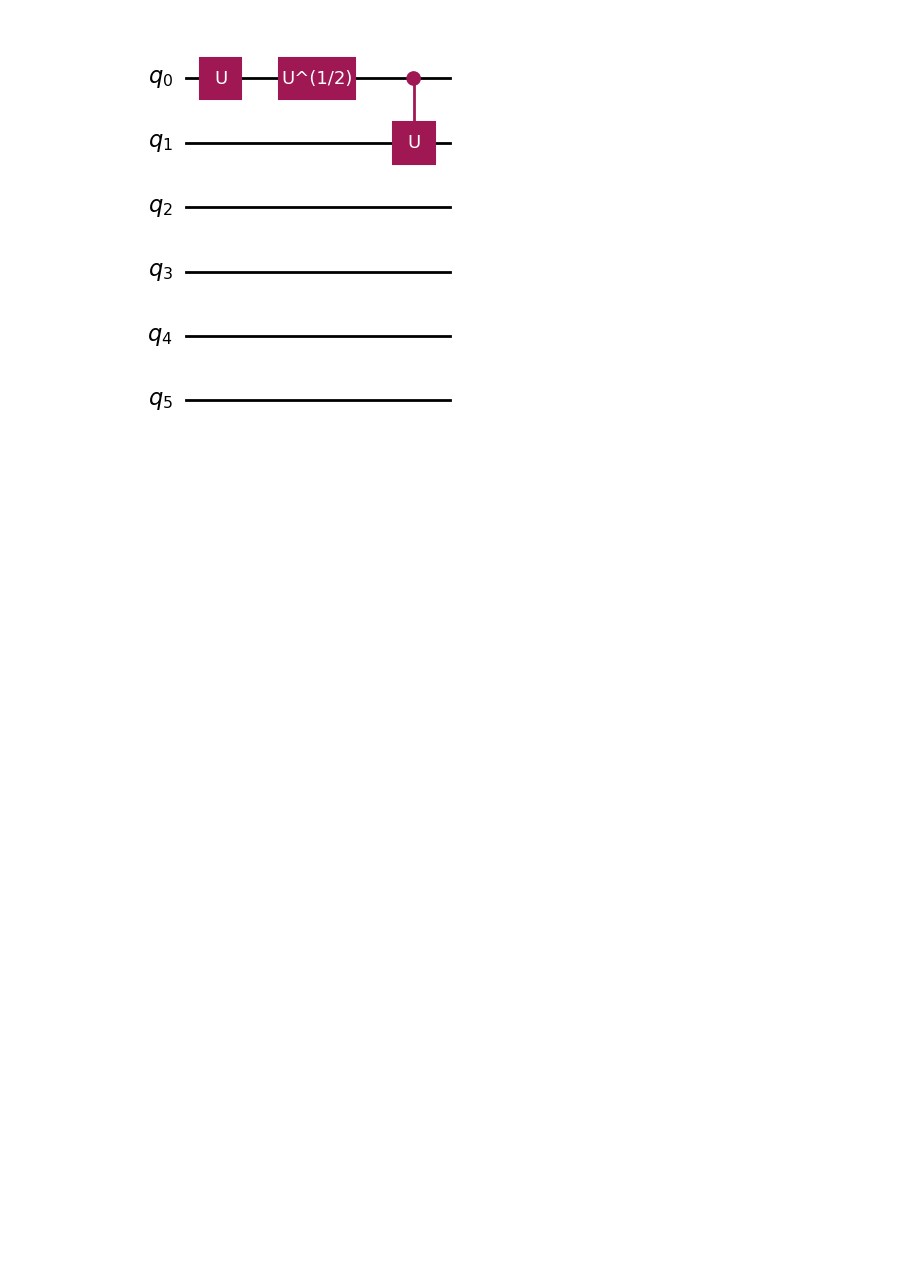
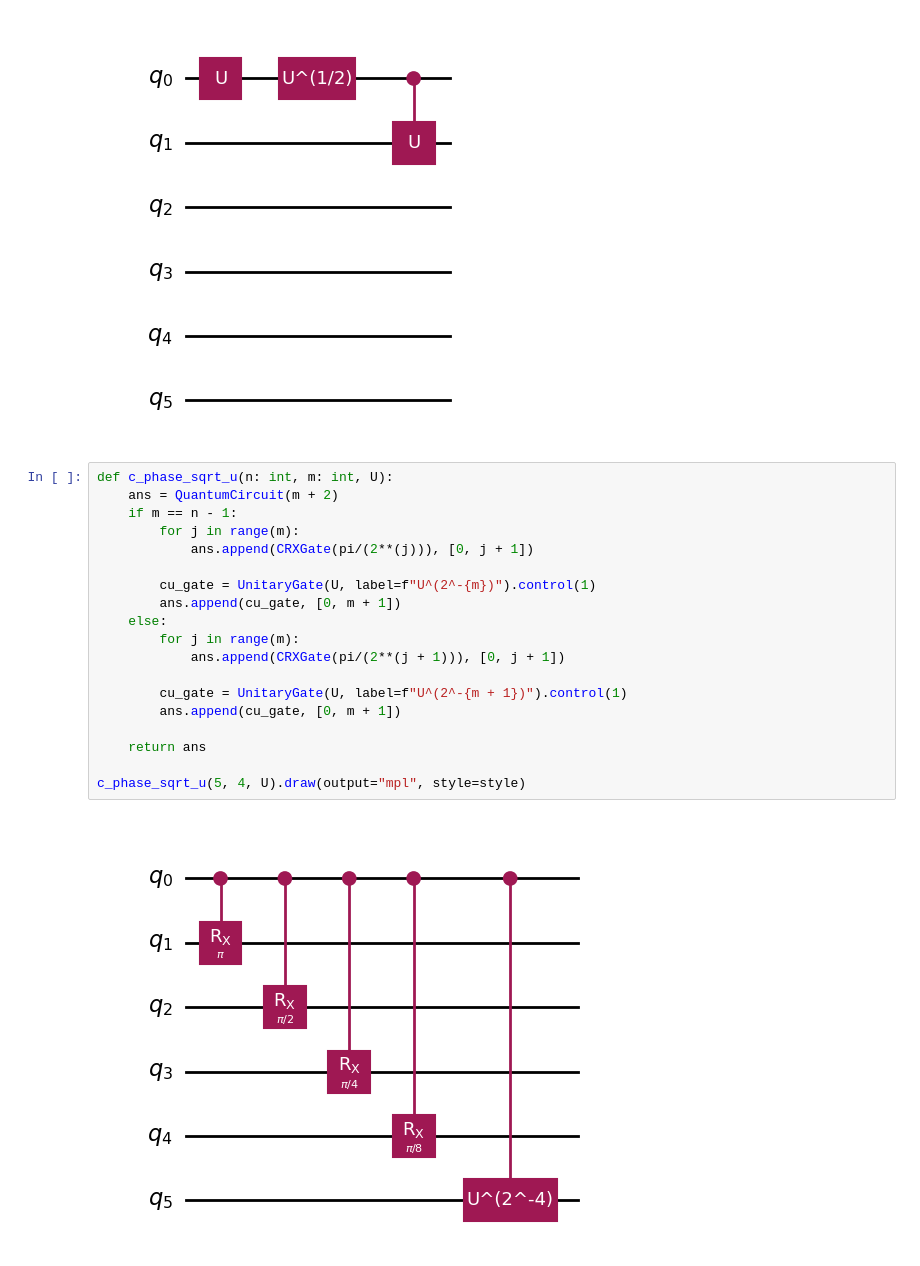
Before and after one commit to misho9714/Multi-Controlled-U, a Jupyter notebook: notebook.ipynb, the cells around one changed output. Drawn from its saved outputs; the diff is of its cells as text; blank space fills up the shorter version.

```diff
--- a/notebook.ipynb
+++ b/notebook.ipynb
@@ -32,3 +32,24 @@ qc.append(cu_gate, [0, 1])
 qc.draw(output="mpl")
 # %% [output]
 [figure]
+# %%
+def c_phase_sqrt_u(n: int, m: int, U):
+    ans = QuantumCircuit(m + 2)
+    if m == n - 1:
+        for j in range(m):
+            ans.append(CRXGate(pi/(2**(j))), [0, j + 1])
+
+        cu_gate = UnitaryGate(U, label=f"U^(2^-{m})").control(1)
+        ans.append(cu_gate, [0, m + 1])
+    else:
+        for j in range(m):
+            ans.append(CRXGate(pi/(2**(j + 1))), [0, j + 1])
+
+        cu_gate = UnitaryGate(U, label=f"U^(2^-{m + 1})").control(1)
+        ans.append(cu_gate, [0, m + 1])
+
+    return ans
+
+c_phase_sqrt_u(5, 4, U).draw(output="mpl", style=style)
+# %% [output]
+[figure, added]
```
Also changed, not shown: parts of 4 cells of this notebook.
